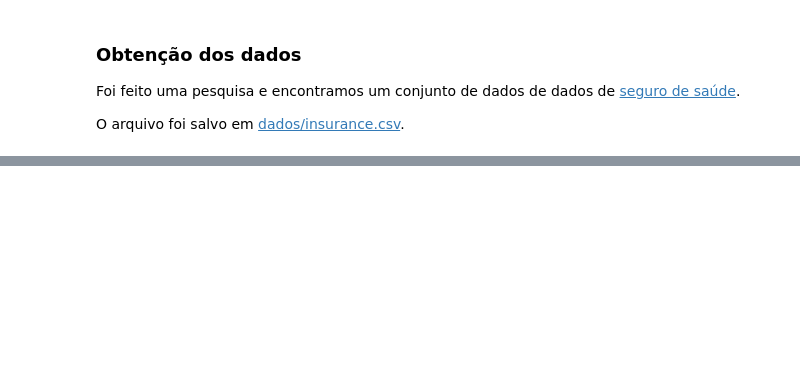
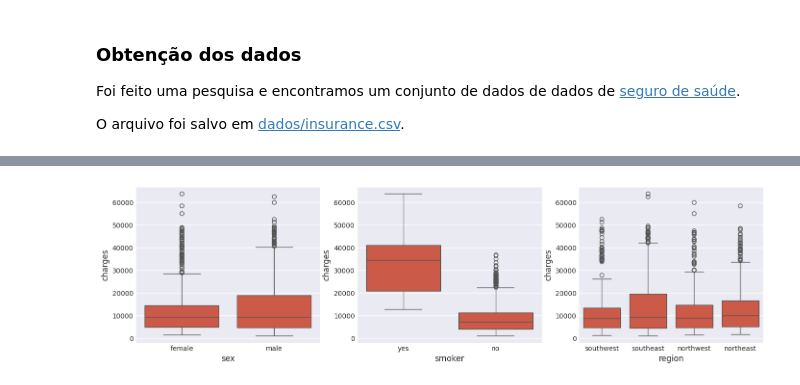
Before and after one commit to willsilvano/tech-challenges-post-tech-fiap, a Jupyter notebook: fase-01/tech-challenge-01.ipynb, the cells around one changed output, grey strips where cells are left out. Cells and saved outputs as stored; diff of their text form; code cells hidden in the pictures; blank space fills up the shorter version.

```diff
--- a/fase-01/tech-challenge-01.ipynb
+++ b/fase-01/tech-challenge-01.ipynb
@@ -42,0 +172,15 @@ O arquivo foi salvo em [dados/insurance.csv](dados/insurance.csv).
+# %%
+plt.figure(figsize=(15, 4))
+
+plt.subplot(1, 3, 1)
+sns.boxplot(x='sex', y='charges', data=df)
+
+plt.subplot(1, 3, 2)
+sns.boxplot(x='smoker', y='charges', data=df)
+
+plt.subplot(1, 3, 3)
+sns.boxplot(x='region', y='charges', data=df)
+
+plt.show()
+# %% [output]
+[figure, added]
```
Also changed, not shown: parts of 28 cells of this notebook.
